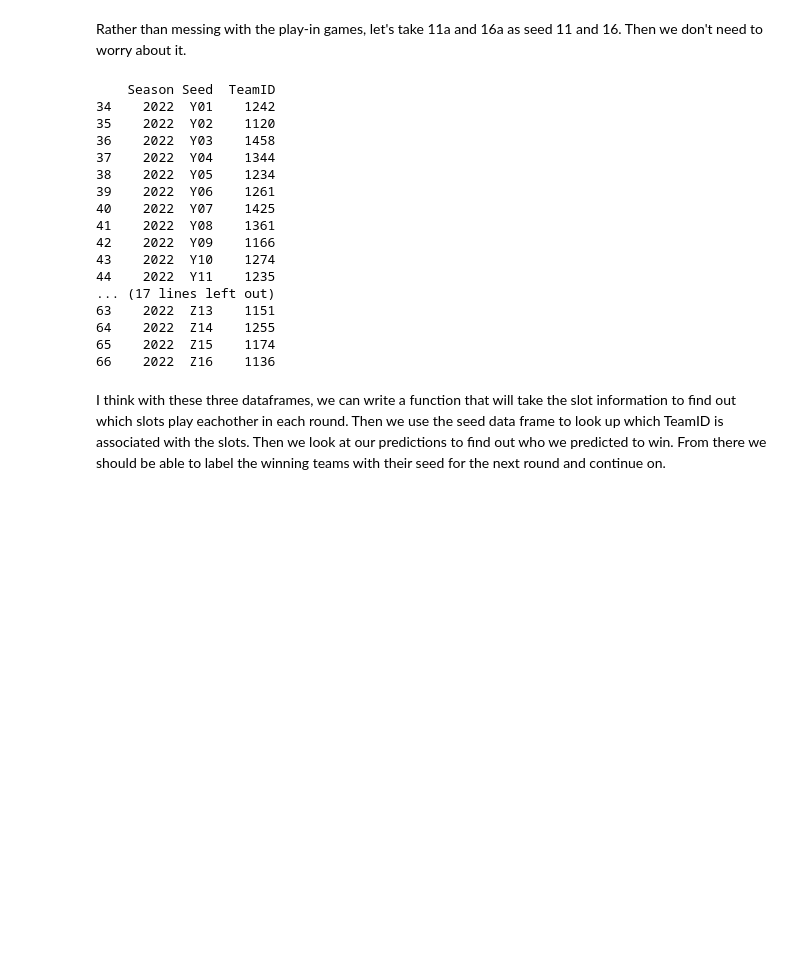
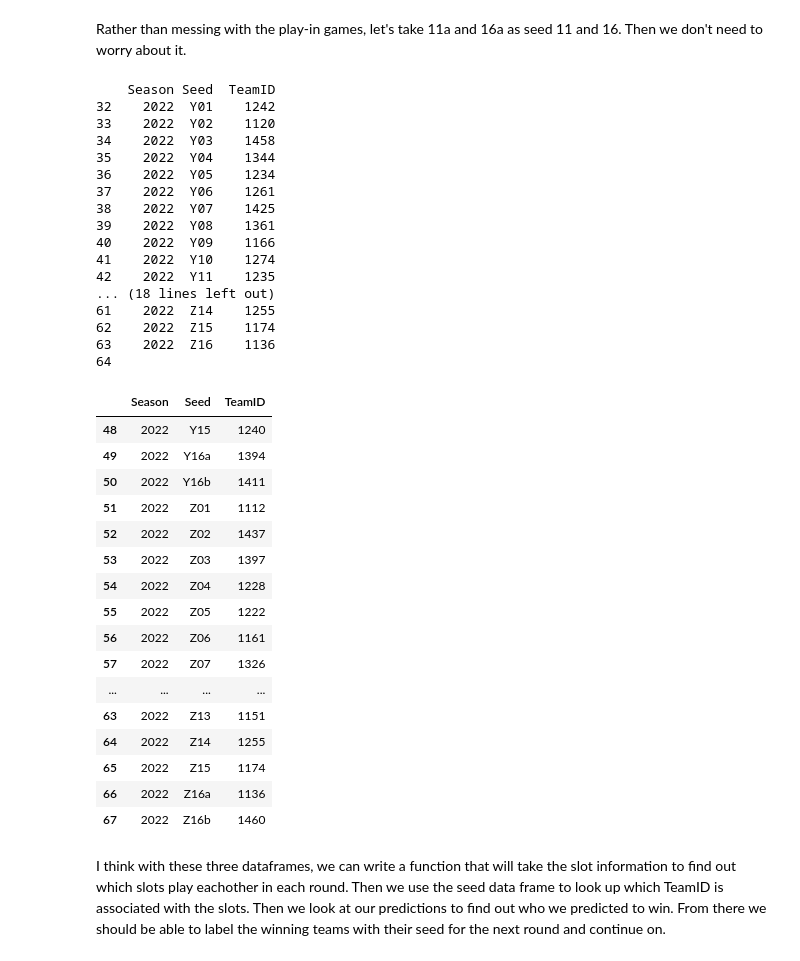
Before and after one commit to sethchart/kaggle-march-machine-learning-mania, a Jupyter notebook: notebooks/4.0-theberling-bracket-predictions.ipynb, the cells around one changed output. Cells and saved outputs as stored; diff of their text form; code cells hidden in the pictures; blank space fills up the shorter version.

```diff
--- a/notebooks/4.0-theberling-bracket-predictions.ipynb
+++ b/notebooks/4.0-theberling-bracket-predictions.ipynb
@@ -5 +13,3 @@ import pandas as pd
+# %%
+year = 2022
 # %%
@@ -124,20 +207,41 @@ df_seeds_thisyear_men = df_seeds_thisyear_men[df_seeds_thisyear_men.Seed.isin(va
 # %%
 print(df_seeds_thisyear_men[32:64])
+print(len(df_seeds_thisyear_men))
 # %% [output]
     Season Seed  TeamID
-34    2022  Y01    1242
-35    2022  Y02    1120
-36    2022  Y03    1458
-37    2022  Y04    1344
-38    2022  Y05    1234
-39    2022  Y06    1261
-40    2022  Y07    1425
-41    2022  Y08    1361
-42    2022  Y09    1166
-43    2022  Y10    1274
-44    2022  Y11    1235
-... (17 lines left out)
-63    2022  Z13    1151
-64    2022  Z14    1255
-65    2022  Z15    1174
-66    2022  Z16    1136
+32    2022  Y01    1242
+33    2022  Y02    1120
+34    2022  Y03    1458
+35    2022  Y04    1344
+36    2022  Y05    1234
+37    2022  Y06    1261
+38    2022  Y07    1425
+39    2022  Y08    1361
+40    2022  Y09    1166
+41    2022  Y10    1274
+42    2022  Y11    1235
+... (18 lines left out)
+61    2022  Z14    1255
+62    2022  Z15    1174
+63    2022  Z16    1136
+64
+# %%
+df_seeds_thisyear_women.tail(20)
+# %% [output]
+|  | Season | Seed | TeamID |
+| 48 | 2022 | Y15 | 1240 |
+| 49 | 2022 | Y16a | 1394 |
+| 50 | 2022 | Y16b | 1411 |
+| 51 | 2022 | Z01 | 1112 |
+| 52 | 2022 | Z02 | 1437 |
+| 53 | 2022 | Z03 | 1397 |
+| 54 | 2022 | Z04 | 1228 |
+| 55 | 2022 | Z05 | 1222 |
+| 56 | 2022 | Z06 | 1161 |
+| 57 | 2022 | Z07 | 1326 |
+| ... | ... | ... | ... |
+| 63 | 2022 | Z13 | 1151 |
+| 64 | 2022 | Z14 | 1255 |
+| 65 | 2022 | Z15 | 1174 |
+| 66 | 2022 | Z16a | 1136 |
+| 67 | 2022 | Z16b | 1460 |
```
Also changed, not shown: parts of 139 cells of this notebook, 2 other files.
